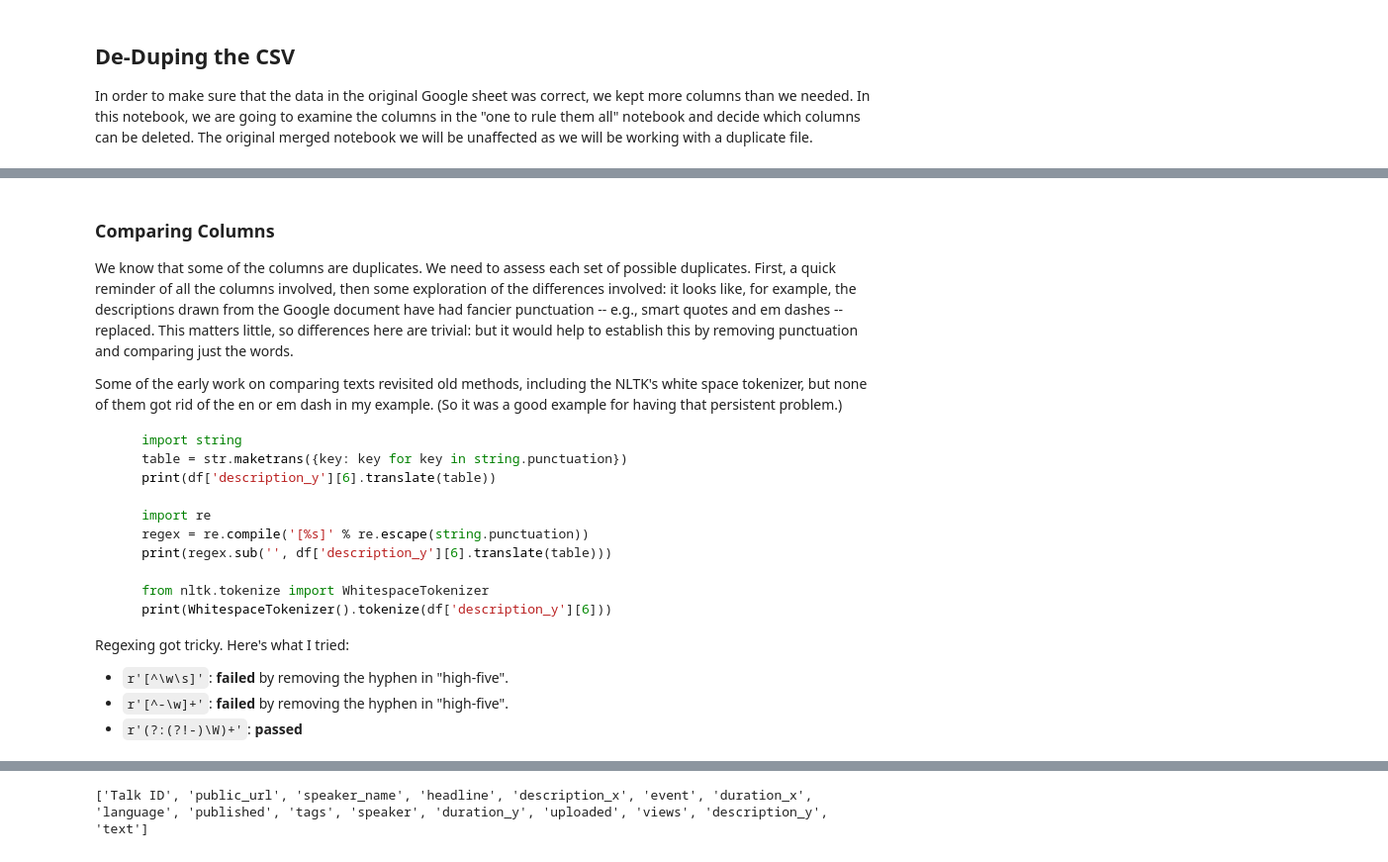
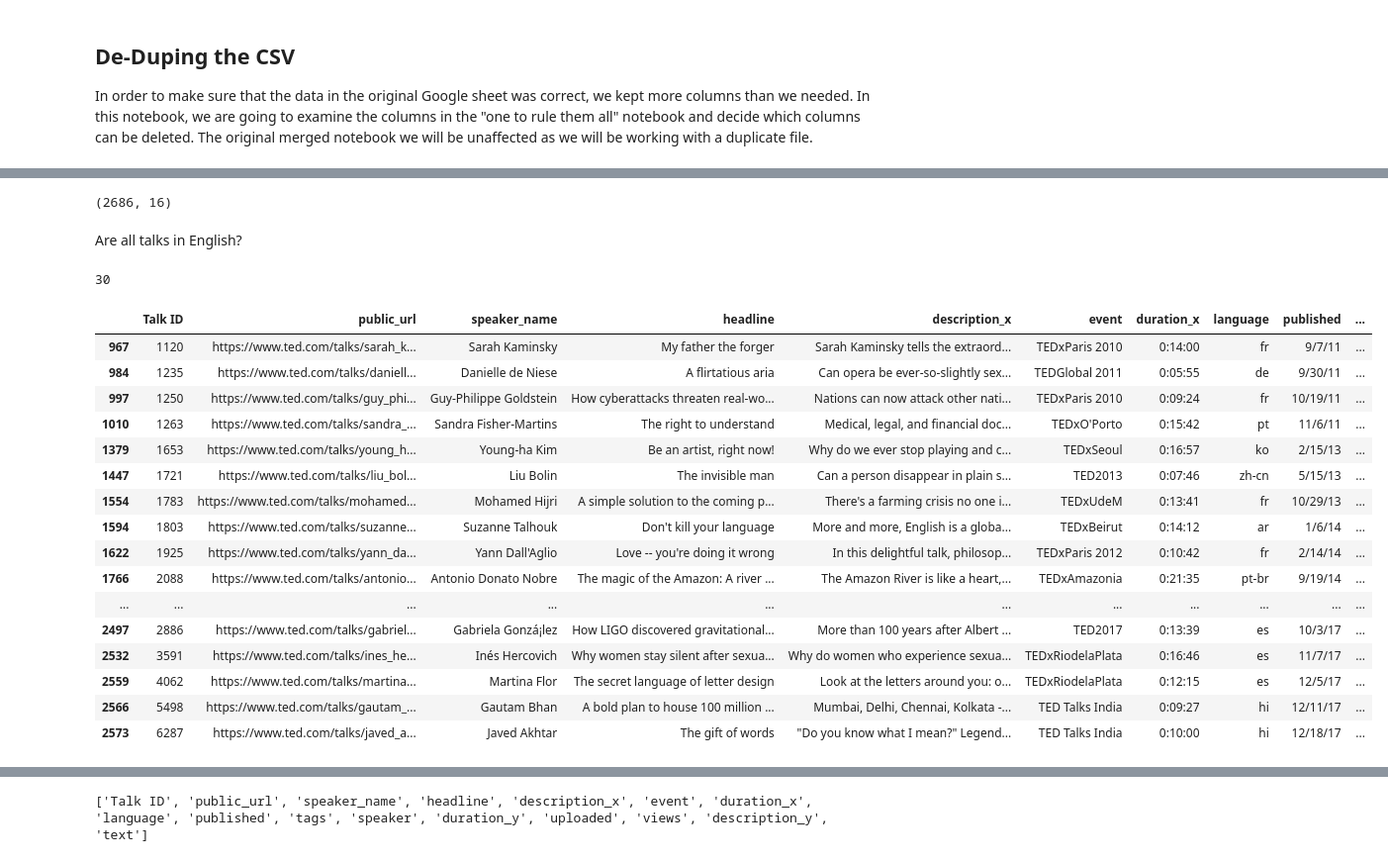
Before and after one commit to johnlaudun/tedmetadata, a Jupyter notebook: downloads/Td-04-deduping_the_csv.ipynb, the cells around one changed output, grey strips where cells are left out. Shown at 99% size. Cells and saved outputs as stored; diff of their text form; code cells hidden in the pictures.

````diff
--- a/downloads/Td-04-deduping_the_csv.ipynb
+++ b/downloads/Td-04-deduping_the_csv.ipynb
@@ -35,25 +37,33 @@ Okay, I'm not sure why we are seeing `NaN` in the 6 rightmost columns above: spe
-# %% [markdown]
-### Comparing Columns
-
-We know that some of the columns are duplicates. We need to assess each set of possible duplicates. First, a quick reminder of all the columns involved, then some exploration of the differences involved: it looks like, for example, the descriptions drawn from the Google document have had fancier punctuation -- e.g., smart quotes and em dashes -- replaced. This matters little, so differences here are trivial: but it would help to establish this by removing punctuation and comparing just the words.
-
-Some of the early work on comparing texts revisited old methods, including the NLTK's white space tokenizer, but none of them got rid of the en or em dash in my example. (So it was a good example for having that persistent problem.)
-
-```python
-    import string
-    table = str.maketrans({key: key for key in string.punctuation})
-    print(df['description_y'][6].translate(table))
-
-    import re
-    regex = re.compile('[%s]' % re.escape(string.punctuation))
-    print(regex.sub('', df['description_y'][6].translate(table)))
-
-    from nltk.tokenize import WhitespaceTokenizer
-    print(WhitespaceTokenizer().tokenize(df['description_y'][6]))
-```
-
-Regexing got tricky. Here's what I tried:
-
-* `r'[^\w\s]'`: **failed** by removing the hyphen in "high-five".
-* `r'[^-\w]+'`: **failed** by removing the hyphen in "high-five".
-* `r'(?:(?!-)\W)+'`: **passed**
+# %%
+df.shape
+# %% [output]
+(2686, 16)
+# %% [markdown]
+Are all talks in English?
+# %%
+len(df.loc[df['language'] != 'en'])
+# %% [output]
+30
+# %%
+# To see those rows, since there are only thirty:
+# (Pandas' native display in Jupyter is nicer than the printed version.)
+
+df.loc[df['language'] != 'en']
+# %% [output]
+|  | Talk ID | public_url | speaker_name | headline | description_x | event | duration_x | language | published | ... |
+| 967 | 1120 | https://www.ted.com/talks/sarah_k... | Sarah Kaminsky | My father the forger | Sarah Kaminsky tells the extraord... | TEDxParis 2010 | 0:14:00 | fr | 9/7/11 | ... |
+| 984 | 1235 | https://www.ted.com/talks/daniell... | Danielle de Niese | A flirtatious aria | Can opera be ever-so-slightly sex... | TEDGlobal 2011 | 0:05:55 | de | 9/30/11 | ... |
+| 997 | 1250 | https://www.ted.com/talks/guy_phi... | Guy-Philippe Goldstein | How cyberattacks threaten real-wo... | Nations can now attack other nati... | TEDxParis 2010 | 0:09:24 | fr | 10/19/11 | ... |
+| 1010 | 1263 | https://www.ted.com/talks/sandra_... | Sandra Fisher-Martins | The right to understand | Medical, legal, and financial doc... | TEDxO'Porto | 0:15:42 | pt | 11/6/11 | ... |
+| 1379 | 1653 | https://www.ted.com/talks/young_h... | Young-ha Kim | Be an artist, right now! | Why do we ever stop playing and c... | TEDxSeoul | 0:16:57 | ko | 2/15/13 | ... |
+| 1447 | 1721 | https://www.ted.com/talks/liu_bol... | Liu Bolin | The invisible man | Can a person disappear in plain s... | TED2013 | 0:07:46 | zh-cn | 5/15/13 | ... |
+| 1554 | 1783 | https://www.ted.com/talks/mohamed... | Mohamed Hijri | A simple solution to the coming p... | There's a farming crisis no one i... | TEDxUdeM | 0:13:41 | fr | 10/29/13 | ... |
+| 1594 | 1803 | https://www.ted.com/talks/suzanne... | Suzanne Talhouk | Don't kill your language | More and more, English is a globa... | TEDxBeirut | 0:14:12 | ar | 1/6/14 | ... |
+| 1622 | 1925 | https://www.ted.com/talks/yann_da... | Yann Dall'Aglio | Love -- you're doing it wrong | In this delightful talk, philosop... | TEDxParis 2012 | 0:10:42 | fr | 2/14/14 | ... |
+| 1766 | 2088 | https://www.ted.com/talks/antonio... | Antonio Donato Nobre | The magic of the Amazon: A river ... | The Amazon River is like a heart,... | TEDxAmazonia | 0:21:35 | pt-br | 9/19/14 | ... |
+| ... | ... | ... | ... | ... | ... | ... | ... | ... | ... | ... |
+| 2497 | 2886 | https://www.ted.com/talks/gabriel... | Gabriela Gonzá¡lez | How LIGO discovered gravitational... | More than 100 years after Albert ... | TED2017 | 0:13:39 | es | 10/3/17 | ... |
+| 2532 | 3591 | https://www.ted.com/talks/ines_he... | Inés Hercovich | Why women stay silent after sexua... | Why do women who experience sexua... | TEDxRiodelaPlata | 0:16:46 | es | 11/7/17 | ... |
+| 2559 | 4062 | https://www.ted.com/talks/martina... | Martina Flor | The secret language of letter design | Look at the letters around you: o... | TEDxRiodelaPlata | 0:12:15 | es | 12/5/17 | ... |
+| 2566 | 5498 | https://www.ted.com/talks/gautam_... | Gautam Bhan | A bold plan to house 100 million ... | Mumbai, Delhi, Chennai, Kolkata -... | TED Talks India | 0:09:27 | hi | 12/11/17 | ... |
+| 2573 | 6287 | https://www.ted.com/talks/javed_a... | Javed Akhtar | The gift of words | "Do you know what I mean?" Legend... | TED Talks India | 0:10:00 | hi | 12/18/17 | ... |
````
Also changed, not shown: parts of 28 cells of this notebook, 2 other files.
